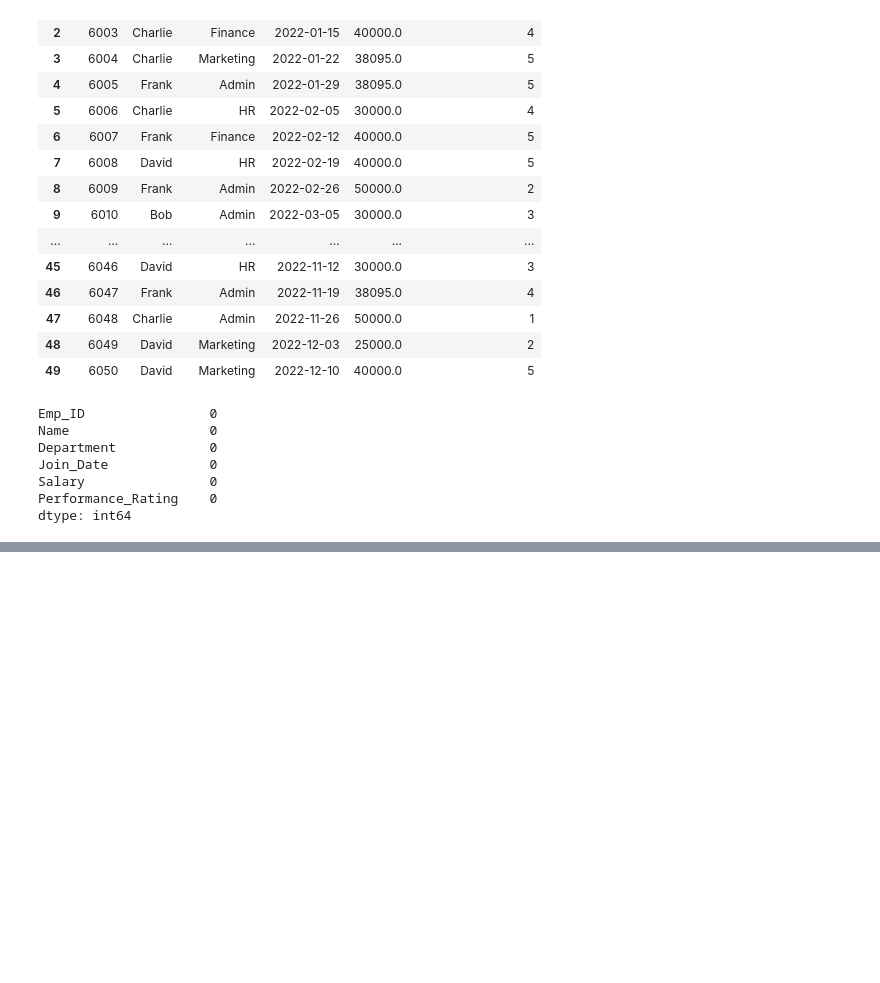
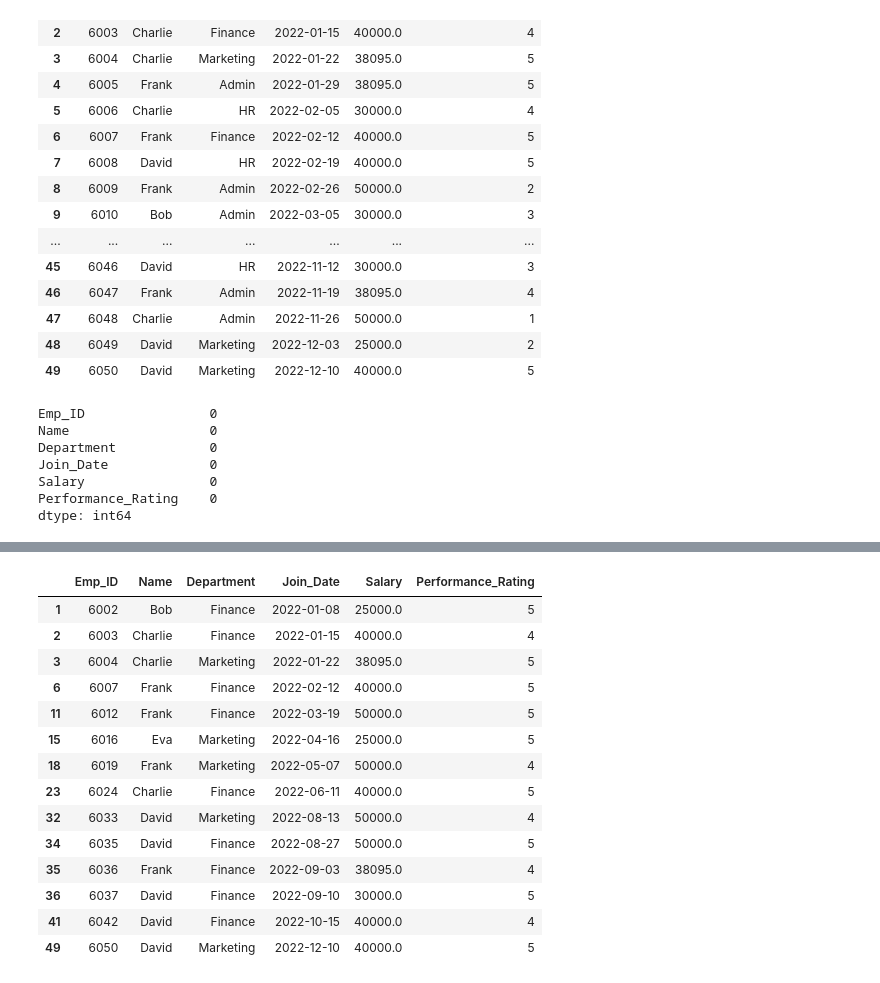
Before and after one commit to sahusuman9/eda_projects_python, a Jupyter notebook: eda_with_libraries/hr_employee/HR_Employee.ipynb, the cells around one changed output, grey strips where cells are left out. Saved outputs shown, nothing was run; the diff lists cells and outputs as text; code cells hidden in the pictures; blank space fills up the shorter version.

```diff
--- a/eda_with_libraries/hr_employee/HR_Employee.ipynb
+++ b/eda_with_libraries/hr_employee/HR_Employee.ipynb
@@ -156,0 +214,18 @@ df.to_csv('cleaned_employee_data.csv', index = False)
+# %%
+df.query("Performance_Rating >= 4 and Department in ['Finance','Marketing']")
+# %% [output]
+|  | Emp_ID | Name | Department | Join_Date | Salary | Performance_Rating |
+| 1 | 6002 | Bob | Finance | 2022-01-08 | 25000.0 | 5 |
+| 2 | 6003 | Charlie | Finance | 2022-01-15 | 40000.0 | 4 |
+| 3 | 6004 | Charlie | Marketing | 2022-01-22 | 38095.0 | 5 |
+| 6 | 6007 | Frank | Finance | 2022-02-12 | 40000.0 | 5 |
+| 11 | 6012 | Frank | Finance | 2022-03-19 | 50000.0 | 5 |
+| 15 | 6016 | Eva | Marketing | 2022-04-16 | 25000.0 | 5 |
+| 18 | 6019 | Frank | Marketing | 2022-05-07 | 50000.0 | 4 |
+| 23 | 6024 | Charlie | Finance | 2022-06-11 | 40000.0 | 5 |
+| 32 | 6033 | David | Marketing | 2022-08-13 | 50000.0 | 4 |
+| 34 | 6035 | David | Finance | 2022-08-27 | 50000.0 | 5 |
+| 35 | 6036 | Frank | Finance | 2022-09-03 | 38095.0 | 4 |
+| 36 | 6037 | David | Finance | 2022-09-10 | 30000.0 | 5 |
+| 41 | 6042 | David | Finance | 2022-10-15 | 40000.0 | 4 |
+| 49 | 6050 | David | Marketing | 2022-12-10 | 40000.0 | 5 |
```
Also changed, not shown: parts of 30 cells of this notebook.
